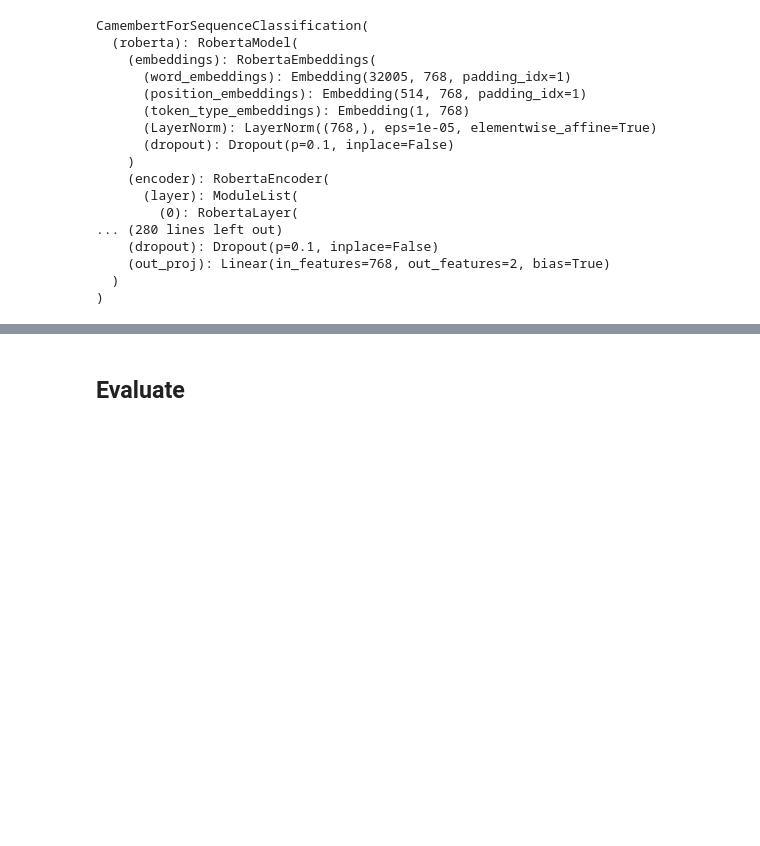
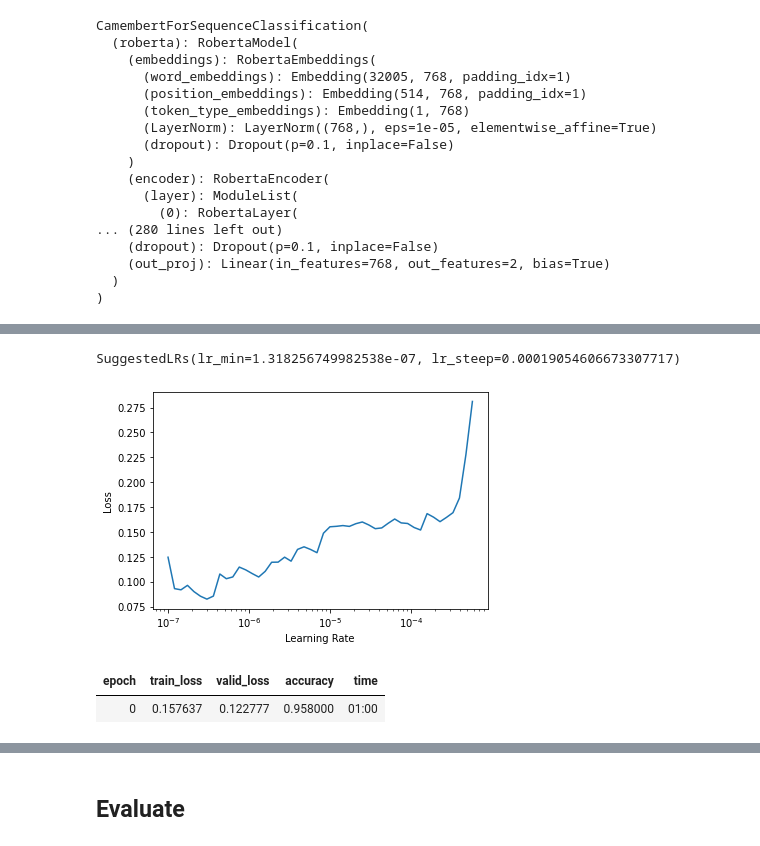
Before and after one commit to royam0820/fastai2-v4, a Jupyter notebook: TEST_Camembert_LM&TextClassification.ipynb, the cells around one changed output, grey strips where cells are left out. Cells and saved outputs as stored; diff of their text form; code cells hidden in the pictures; blank space fills up the shorter version.

```diff
--- a/TEST_Camembert_LM&TextClassification.ipynb
+++ b/TEST_Camembert_LM&TextClassification.ipynb
@@ -534,0 +575,3 @@ AttributeError: ignored
+# %%
+learn.lr_find()
+# %% [output]
@@ -535,5 +579,10 @@ AttributeError: ignored
+SuggestedLRs(lr_min=1.318256749982538e-07, lr_steep=0.00019054606673307717)
+[figure, added]
 # %%
 # gradual unfreezing - unfreezing the last couple of layer groups
 learn.freeze_to(-2)
 # using discriminative learning rates
-learn.fit_one_cycle(1, slice(1e-2/(2.6**4),1e-2))
+learn.fit_one_cycle(1, slice(1e-5/(2.6**4),1e-5))
+# %% [output]
+| epoch | train_loss | valid_loss | accuracy | time |
+| 0 | 0.157637 | 0.122777 | 0.958000 | 01:00 |
```
Also changed, not shown: parts of 37 cells of this notebook.
